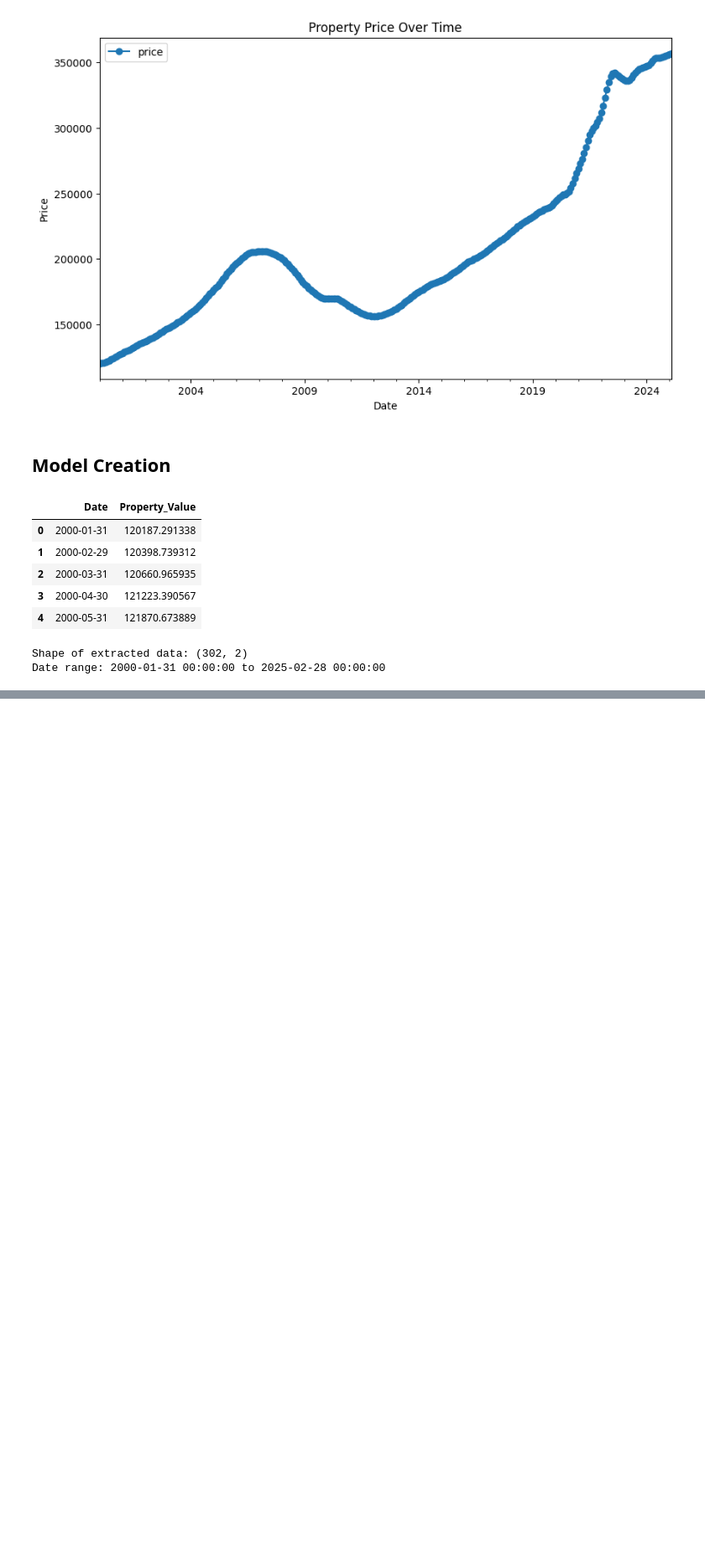
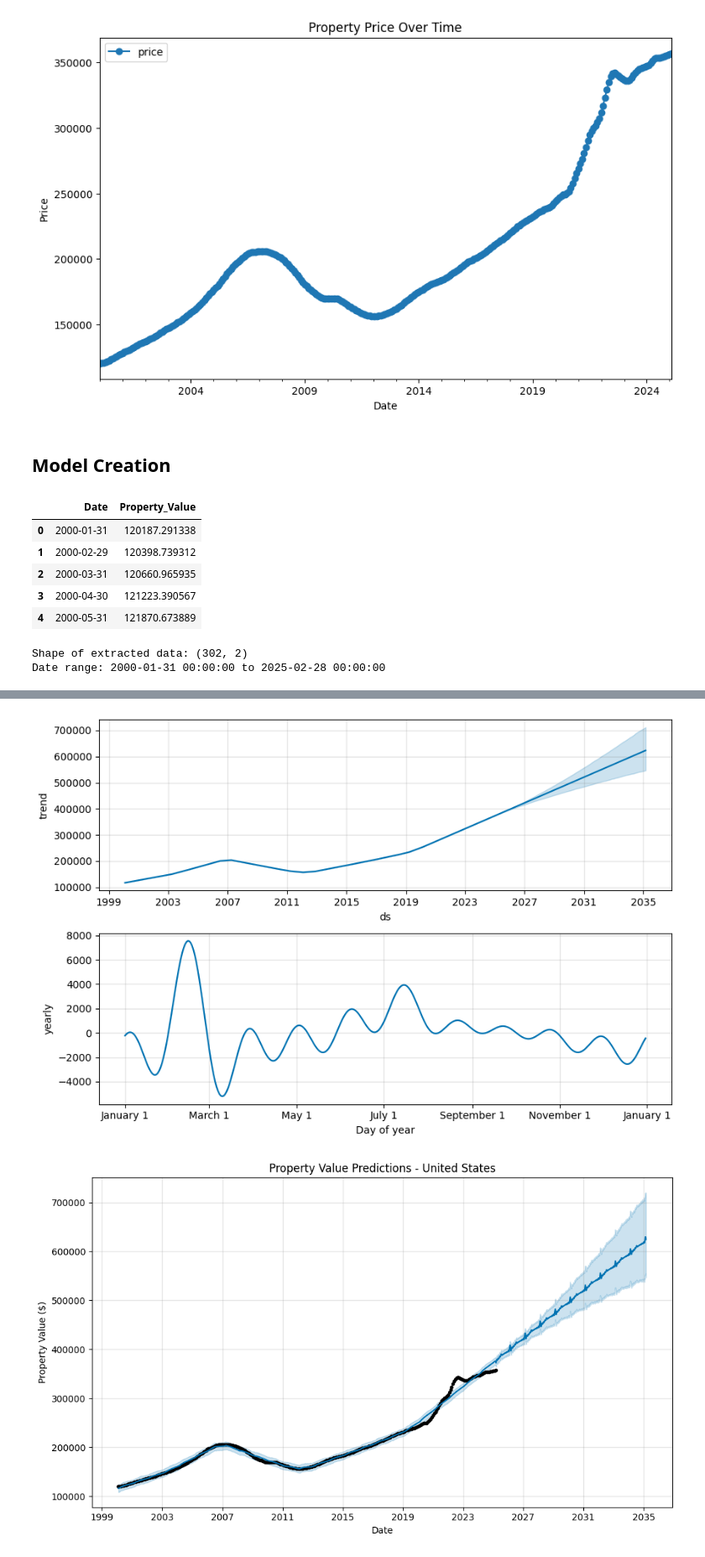
Before and after one commit to Rishet11/Price_Prediction, a Jupyter notebook: Future_price/future.ipynb, the cells around one changed output, grey strips where cells are left out. Shown: that part at 84% size. Cells and saved outputs as stored; diff of their text form; code cells hidden in the pictures; blank space fills up the shorter version.

Commit message:
Graphs

```diff
--- a/Future_price/future.ipynb
+++ b/Future_price/future.ipynb
@@ -150,4 +150,5 @@ def pred(df, region_name):
     return m, forecast
 # %%
 # Test the function
-# model, predictions = pred(df, 'United States')
+model, predictions = pred(df, 'United States')
+# %% [output]
@@ -154,3 +157,5 @@ def pred(df, region_name):
+[figure, added]
+[figure, added]
 # %%
 import json
 columns= {
```
Also changed, not shown: parts of 2 cells of this notebook, 9 other files.
